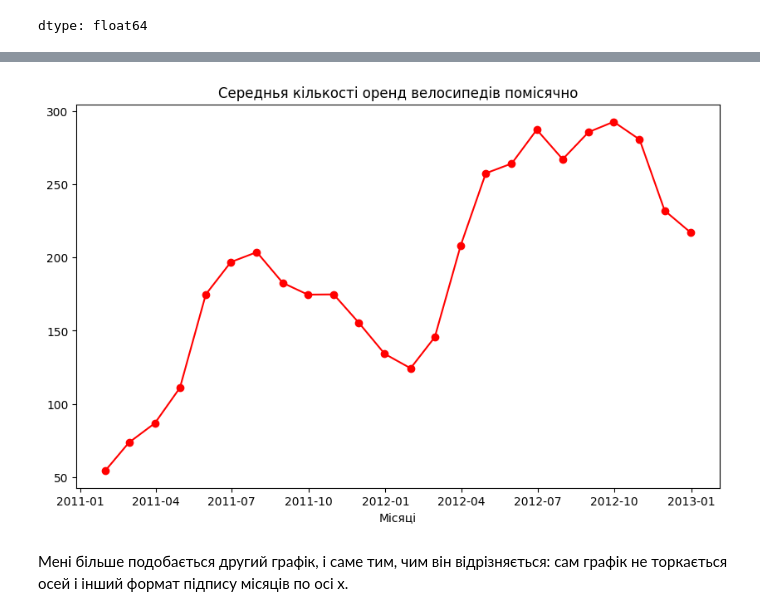
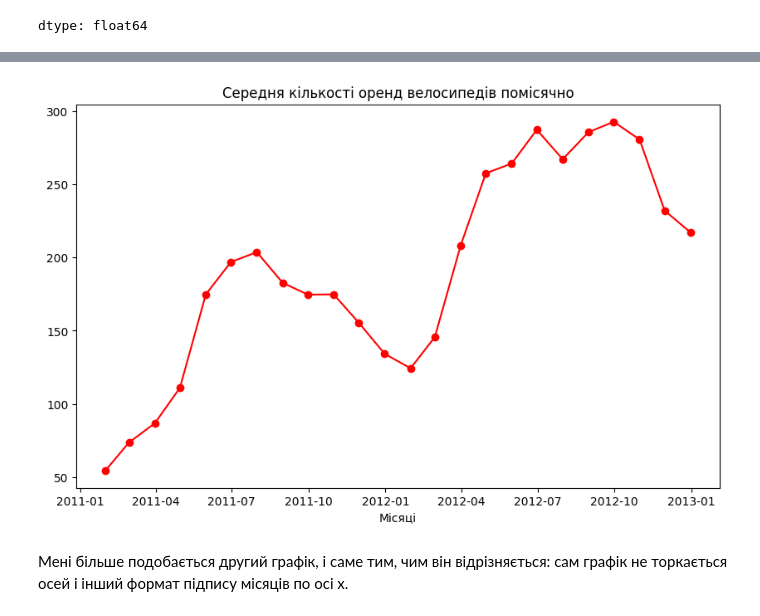
Before and after one commit to OlenaHrazhdan/Repository-for-Home-Work-DA-2026, a Jupyter notebook: HW_11_2_Візуалізація_даних_з_Matplotlib.ipynb, the cells around one changed output, grey strips where cells are left out. Saved outputs shown, nothing was run; the diff lists cells and outputs as text; code cells hidden in the pictures.

```diff
--- a/HW_11_2_Візуалізація_даних_з_Matplotlib.ipynb
+++ b/HW_11_2_Візуалізація_даних_з_Matplotlib.ipynb
@@ -119,11 +119,11 @@ monthly_mean.plot(
 # %%
 plt.figure(figsize=(10, 6))
 plt.plot(monthly_mean, 'o-r')
-plt.title('Середнья кількості оренд велосипедів помісячно')
+plt.title('Середня кількості оренд велосипедів помісячно')
 plt.xlabel('Місяці')
 plt.show();
 # %% [output]
-[figure, old version]
+[figure, new version]
 # %% [markdown]
 Мені більше подобається другий графік, і саме тим, чим він відрізняється: сам графік не торкається осей і інший формат підпису місяців по осі х.
 # %% [markdown]
```
Also changed, not shown: parts of 1 cell of this notebook.
